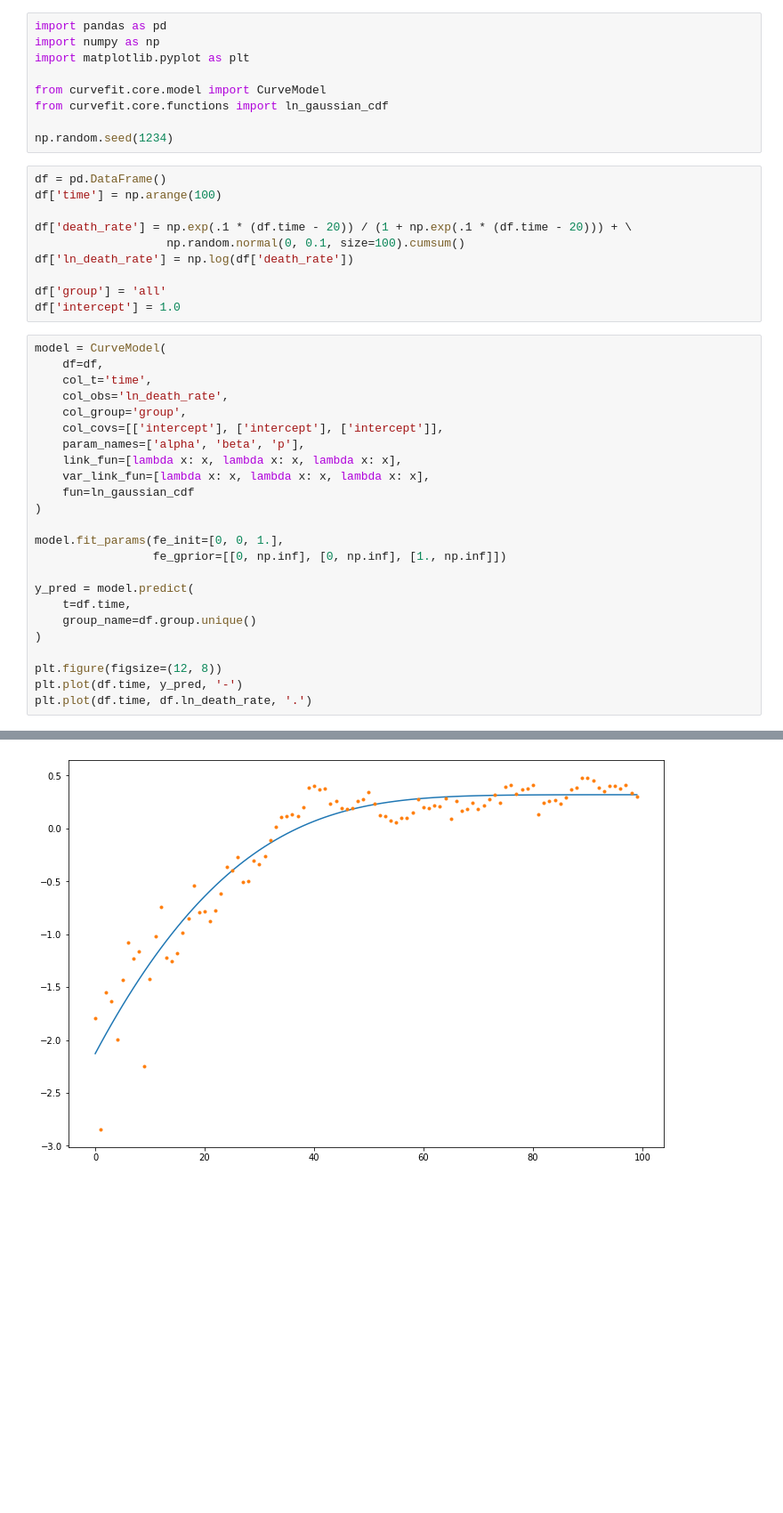
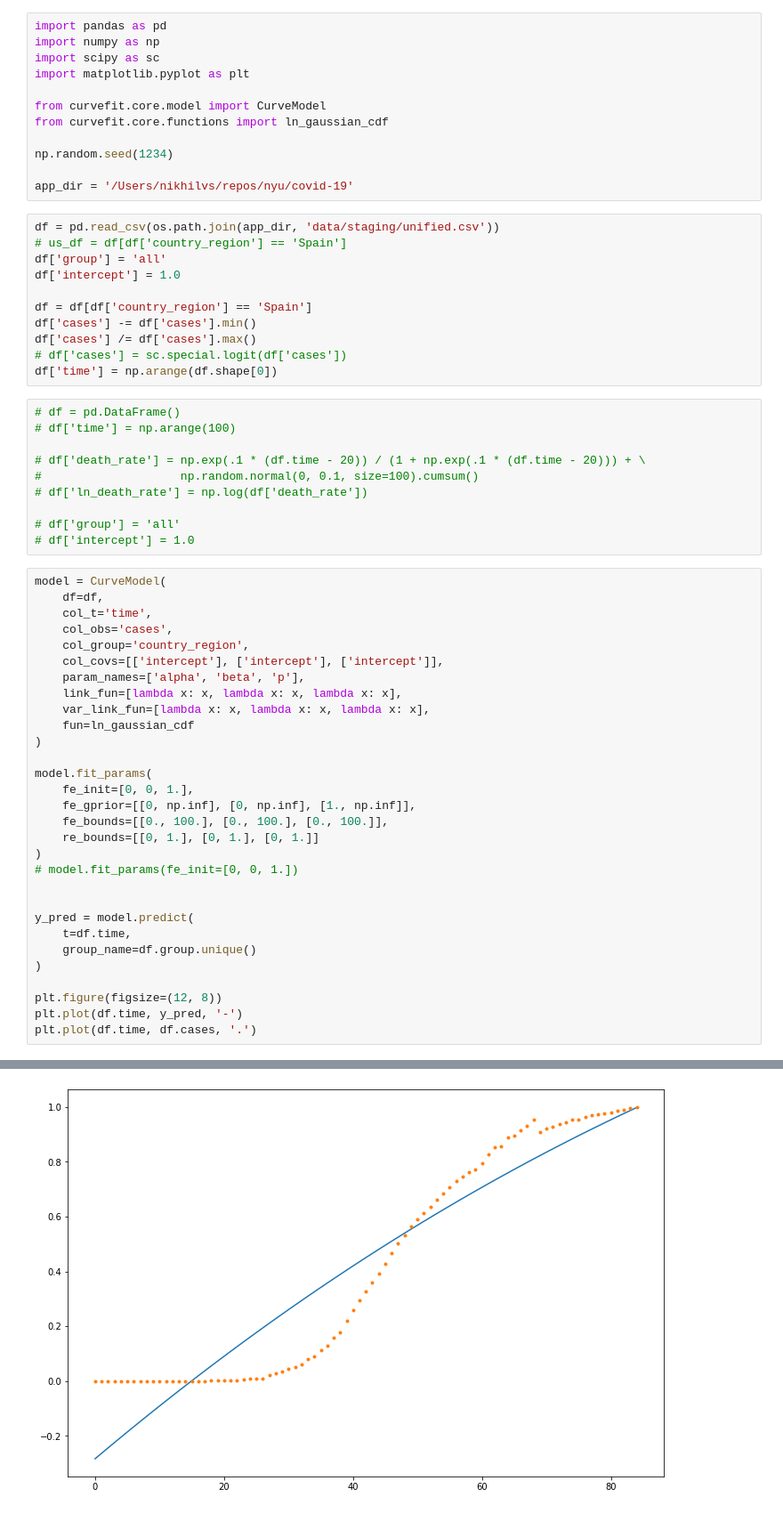
Before and after one commit to nyu-ds-2019/covid-19, a Jupyter notebook: notebooks/CurveFit.ipynb, the cells around one changed output, grey strips where cells are left out. Shown at 89% size. Drawn from its saved outputs; the diff is of its cells as text; blank space fills up the shorter version.

```diff
--- a/notebooks/CurveFit.ipynb
+++ b/notebooks/CurveFit.ipynb
@@ -1,49 +1,69 @@
 # %%
 import pandas as pd
 import numpy as np
+import scipy as sc
 import matplotlib.pyplot as plt
 
 from curvefit.core.model import CurveModel
 from curvefit.core.functions import ln_gaussian_cdf
 
 np.random.seed(1234)
+
+app_dir = '/Users/nikhilvs/repos/nyu/covid-19'
+# %%
+df = pd.read_csv(os.path.join(app_dir, 'data/staging/unified.csv'))
+# us_df = df[df['country_region'] == 'Spain']
+df['group'] = 'all'
+df['intercept'] = 1.0
+
+df = df[df['country_region'] == 'Spain']
+df['cases'] -= df['cases'].min()
+df['cases'] /= df['cases'].max()
+# df['cases'] = sc.special.logit(df['cases'])
+df['time'] = np.arange(df.shape[0])
 # %%
-df = pd.DataFrame()
-df['time'] = np.arange(100)
+# df = pd.DataFrame()
+# df['time'] = np.arange(100)
 
-df['death_rate'] = np.exp(.1 * (df.time - 20)) / (1 + np.exp(.1 * (df.time - 20))) + \
-                   np.random.normal(0, 0.1, size=100).cumsum()
-df['ln_death_rate'] = np.log(df['death_rate'])
+# df['death_rate'] = np.exp(.1 * (df.time - 20)) / (1 + np.exp(.1 * (df.time - 20))) + \
+#                    np.random.normal(0, 0.1, size=100).cumsum()
+# df['ln_death_rate'] = np.log(df['death_rate'])
 
-df['group'] = 'all'
-df['intercept'] = 1.0
+# df['group'] = 'all'
+# df['intercept'] = 1.0
 # %%
 model = CurveModel(
     df=df,
     col_t='time',
-    col_obs='ln_death_rate',
-    col_group='group',
+    col_obs='cases',
+    col_group='country_region',
     col_covs=[['intercept'], ['intercept'], ['intercept']],
     param_names=['alpha', 'beta', 'p'],
     link_fun=[lambda x: x, lambda x: x, lambda x: x],
     var_link_fun=[lambda x: x, lambda x: x, lambda x: x],
     fun=ln_gaussian_cdf
 )
 
-model.fit_params(fe_init=[0, 0, 1.],
-                 fe_gprior=[[0, np.inf], [0, np.inf], [1., np.inf]])
+model.fit_params(
+    fe_init=[0, 0, 1.],
+    fe_gprior=[[0, np.inf], [0, np.inf], [1., np.inf]],
+    fe_bounds=[[0., 100.], [0., 100.], [0., 100.]],
+    re_bounds=[[0, 1.], [0, 1.], [0, 1.]]
+)
+# model.fit_params(fe_init=[0, 0, 1.])
+
 
 y_pred = model.predict(
     t=df.time,
     group_name=df.group.unique()
 )
 
 plt.figure(figsize=(12, 8))
 plt.plot(df.time, y_pred, '-')
-plt.plot(df.time, df.ln_death_rate, '.')
+plt.plot(df.time, df.cases, '.')
 # %% [output]
 [<matplotlib.lines.Line2D at 0x...>]
-[figure, old version]
+[figure, new version]
 # %%
 df
 # %% [output]
```
Also changed, not shown: parts of 1 cell of this notebook, 5 other files.
